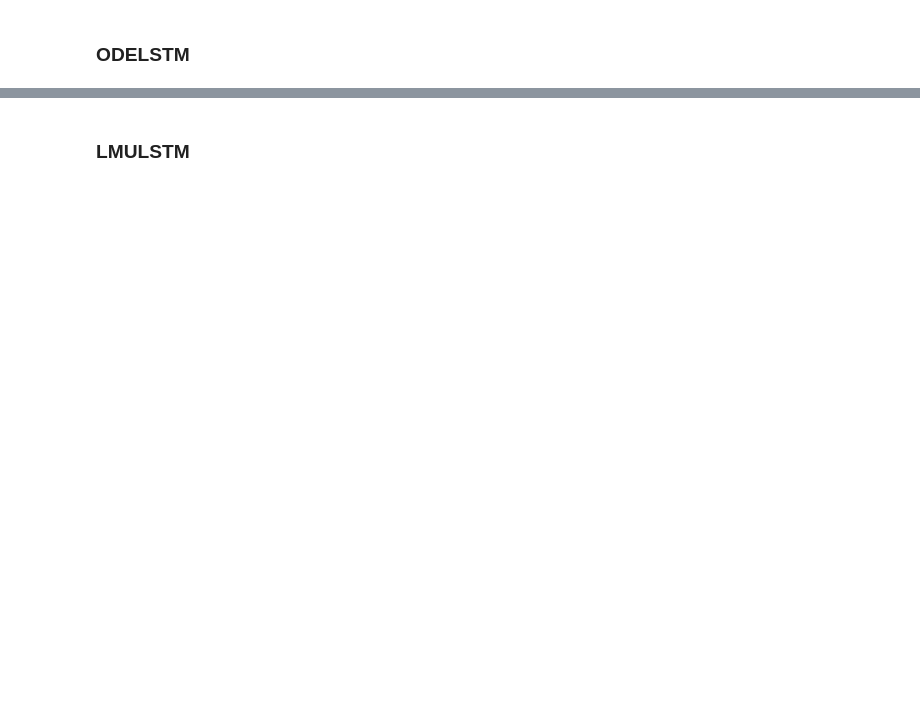
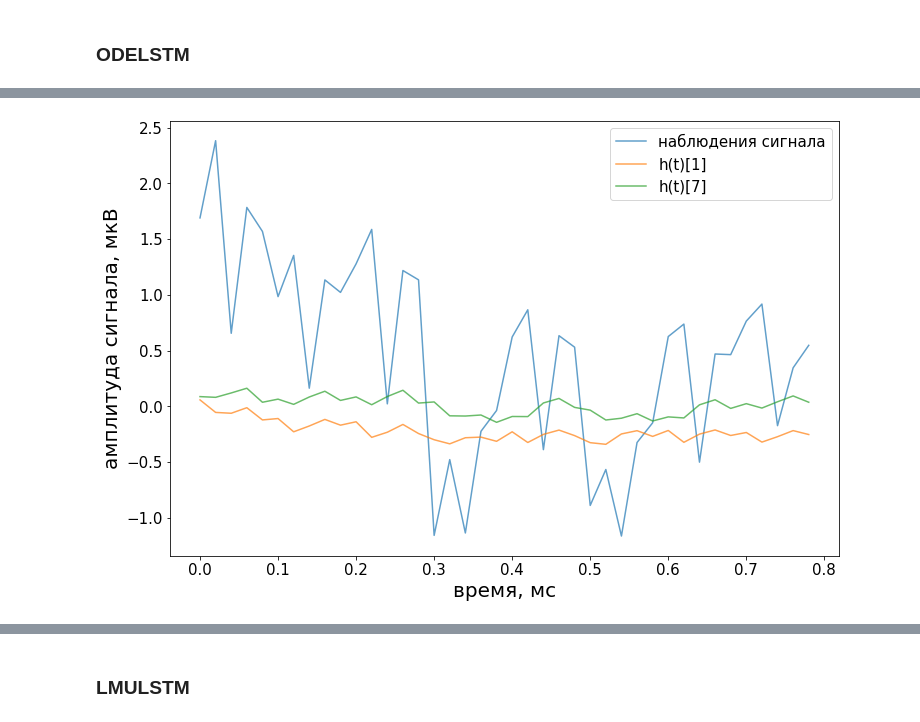
Before and after one commit to Alina-Samokhina/MasterThesis, a Jupyter notebook: experiments/Experiments.ipynb, the cells around one changed output, grey strips where cells are left out. Saved outputs shown, nothing was run; the diff lists cells and outputs as text; code cells hidden in the pictures; blank space fills up the shorter version.

```diff
--- a/experiments/Experiments.ipynb
+++ b/experiments/Experiments.ipynb
@@ -262,5 +448,5 @@ checkpoint_callback = ModelCheckpoint(
 )
 # %%
 trainloader, testloader, in_features, num_classes, return_sequences, class_balance = load_dataset(
-    'p300', timestamps=True, coeffs=False, batch_size=1024,  data_dir = '../data/demons/nery_demons_dataset')
+    'p300', timestamps=True, coeffs=False, batch_size=512,  data_dir = '../data/demons/nery_demons_dataset')
 # %% [output]
@@ -307,3 +512,29 @@ AssertionError: t must be strictly increasing or decreasing
+# %%
+hidden_state = [
+            torch.zeros((2, olstm.hidden_size)),
+            torch.zeros((2, olstm.hidden_size)),
+        ]
+outputs = []
+last_output = torch.zeros((2, olstm.out_feature))
+for t in range(x.size(1)):
+    inputs = x[:, t]
+    ts = times[:, t].squeeze()
+    hidden_state = olstm.rnn_cell.forward(inputs, hidden_state, ts)
+    outputs.append(hidden_state[0])
+# %%
+out = torch.stack(outputs).detach().numpy()
+# %%
+plt.figure(figsize = (12,8))
+plt.plot(time, x[0, :, 0], alpha=0.7, label = 'наблюдения сигнала')
+plt.plot(time, out[:, 0, 6], alpha=0.7, label = 'h(t)[1]')
+plt.plot(time, out[:, 0, -1], alpha=0.7, label = 'h(t)[7]')
+
+plt.ylabel('амплитуда сигнала, мкВ')
+plt.xlabel('время, мс')
+plt.legend()
+plt.show()
+# %% [output]
+[figure, added]
 # %%
 
 
```
Also changed, not shown: parts of 71 cells of this notebook, 12 other files.
